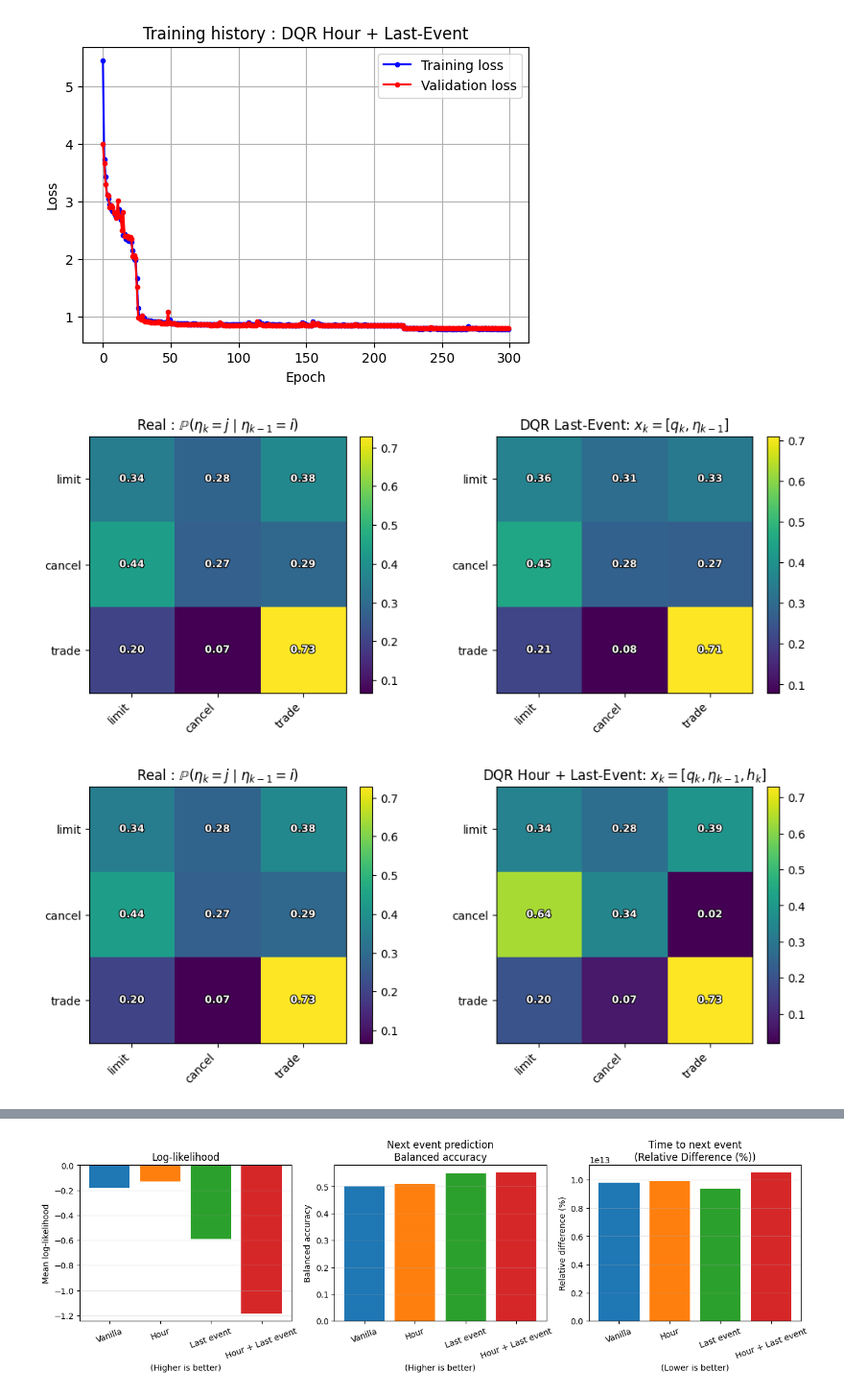
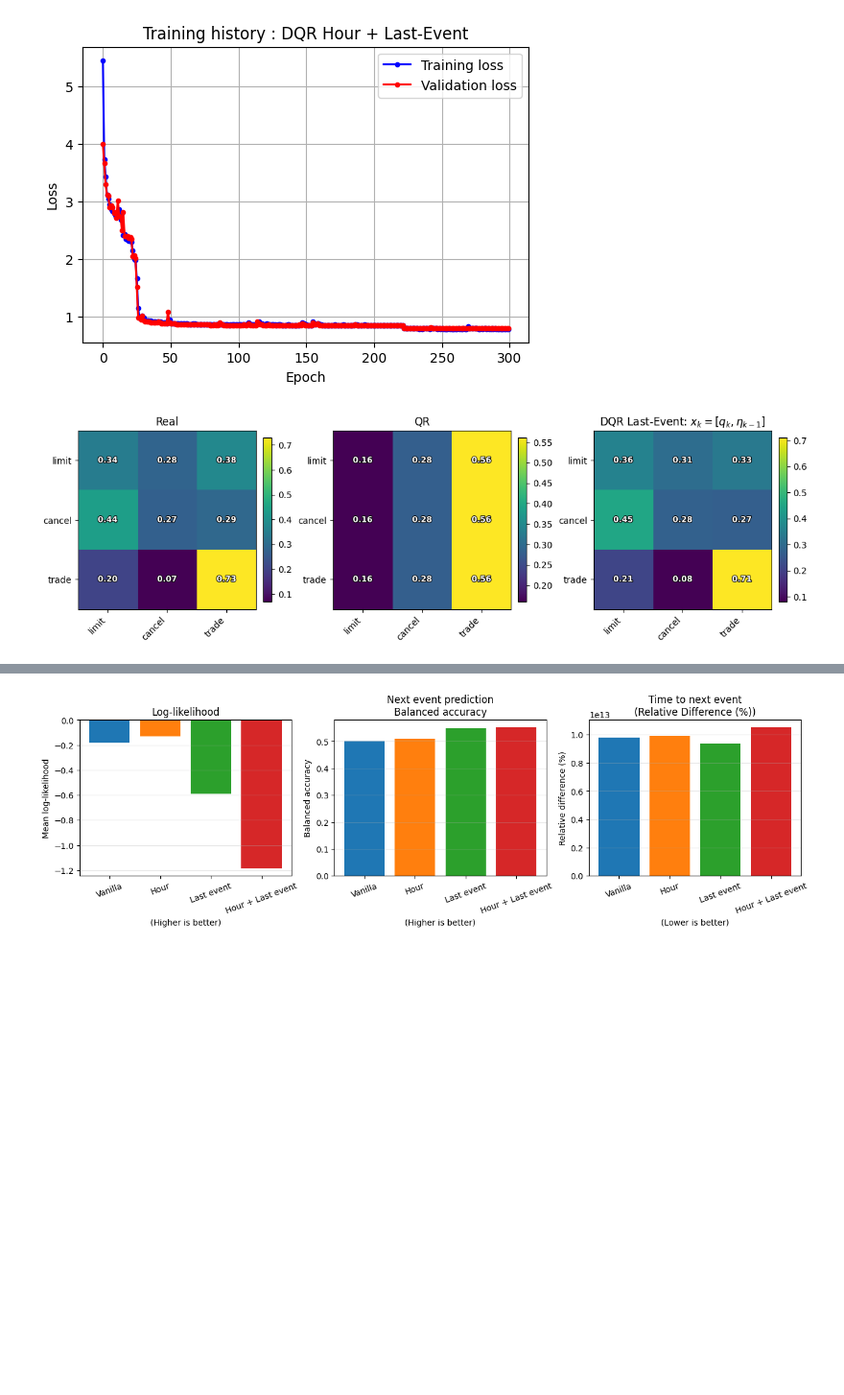
Before and after one commit to archer-paul/DeepQR-Microstructure, a Jupyter notebook: deepNN.ipynb, the cells around one changed output, grey strips where cells are left out. Shown at 96% size. Saved outputs shown, nothing was run; the diff lists cells and outputs as text; code cells hidden in the pictures; blank space fills up the shorter version.

```diff
--- a/deepNN.ipynb
+++ b/deepNN.ipynb
@@ -117,8 +117,8 @@ seqs = build_all_sequences(df_qr, K=5)
 lambdas, Ns, Ts = estimate_all_qr(seqs)
 # %%
 from qrFunctions import qr_transition_matrix
-T_qr = qr_transition_matrix(Ns, K=K)
-T_qr
+qr_matrix = qr_transition_matrix(Ns, K=K)
+qr_matrix
 # %% [output]
 |  | cancel | limit | trade |
 | cancel | 0.159202 | 0.280277 | 0.560522 |
@@ -232,17 +232,15 @@ T_dqr_h_le = transition_dqr(
                         data=data_hour_last_event,
                         last_event_id=last_id_t,
                         n_events=3)
+T_qr = qr_matrix.to_numpy()
 # %%
 from dqrfunctions import plot_two_heatmaps, plot_three_heatmaps
 
 EVENT_NAMES = ["limit", "cancel", "trade"]
 dqr_last_event_title = r"DQR Last-Event: $x_k=[q_k,\eta_{k-1}]$"
 dqr_hour_last_event_title = r"DQR Hour + Last-Event: $x_k=[q_k,\eta_{k-1},h_k]$"
 
 fig = plot_three_heatmaps(T_real, T_qr, T_dqr_le, labels=EVENT_NAMES, dqr_title=dqr_last_event_title)
 plt.show()
-fig = plot_two_heatmaps(T_real, T_dqr_h_le, labels=EVENT_NAMES, dqr_title=dqr_hour_last_event_title)
-plt.show()
 # %% [output]
-[figure, old version]
+[figure, new version]
-[figure, removed]
```
Also changed, not shown: parts of 5 cells of this notebook.
